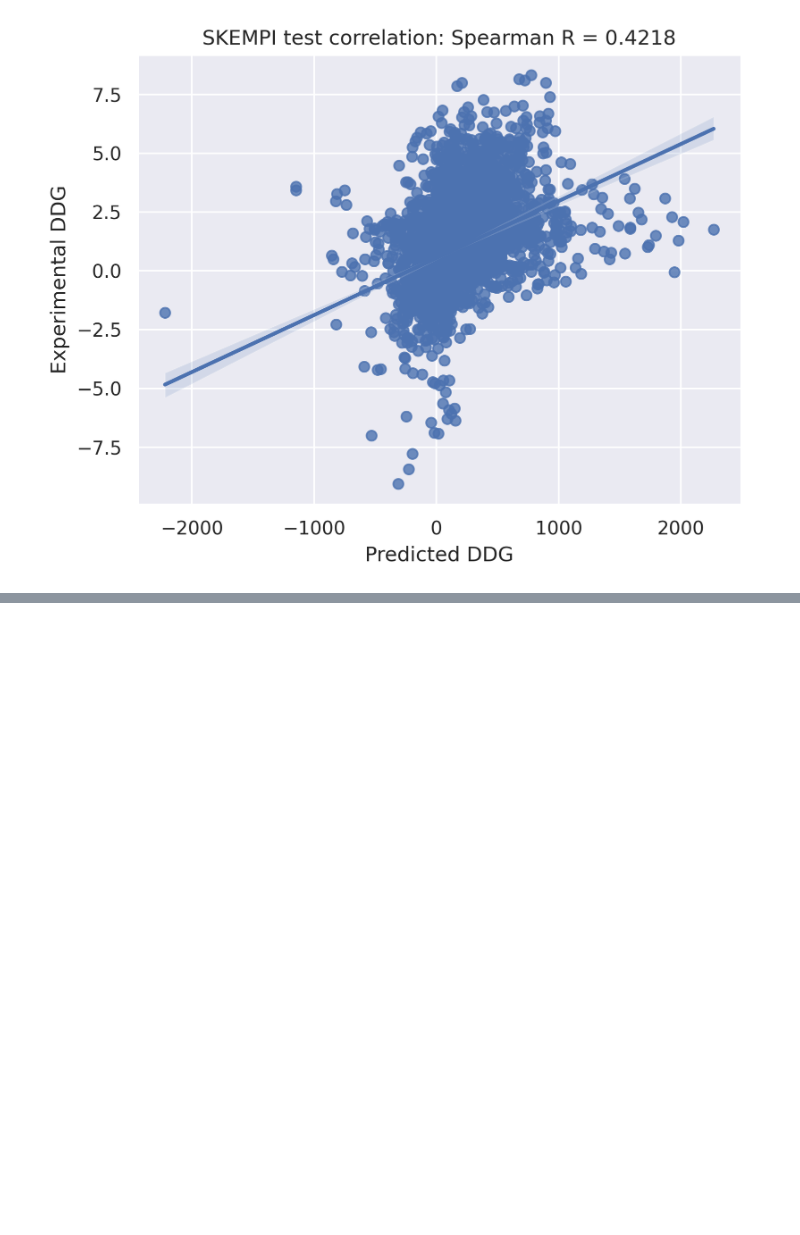
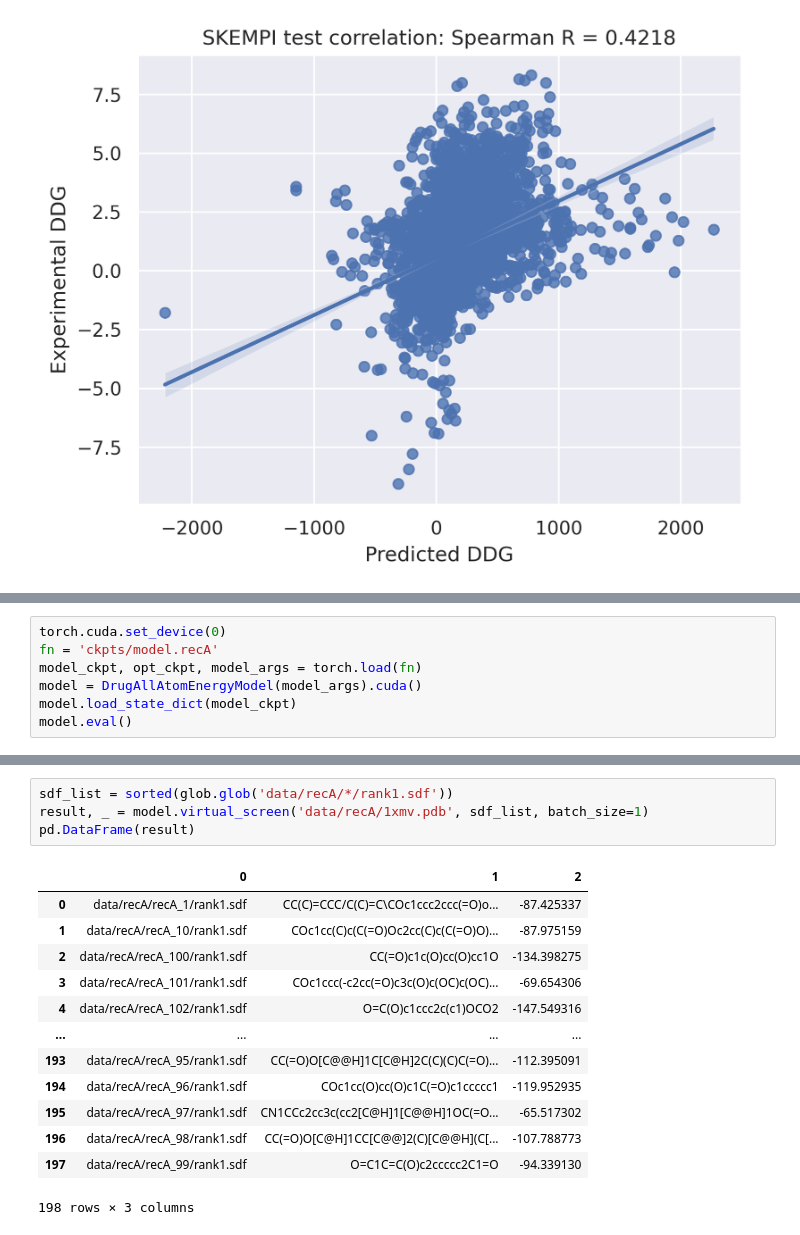
Before and after one commit to wengong-jin/DSMBind, a Jupyter notebook: tutorial.ipynb, the cells around one changed output, grey strips where cells are left out. Cells and saved outputs as stored; diff of their text form; blank space fills up the shorter version.

Commit message:
add ligand virtual screening

```diff
--- a/tutorial.ipynb
+++ b/tutorial.ipynb
@@ -263,0 +266,7 @@ Text(0.5, 1.0, 'SKEMPI test correlation: Spearman R = 0.4218')
+# %%
+torch.cuda.set_device(0)
+fn = 'ckpts/model.recA'
+model_ckpt, opt_ckpt, model_args = torch.load(fn)
+model = DrugAllAtomEnergyModel(model_args).cuda()
+model.load_state_dict(model_ckpt)
+model.eval()
@@ -263,0 +291,18 @@ Text(0.5, 1.0, 'SKEMPI test correlation: Spearman R = 0.4218')
+# %%
+sdf_list = sorted(glob.glob('data/recA/*/rank1.sdf'))
+result, _ = model.virtual_screen('data/recA/1xmv.pdb', sdf_list, batch_size=1)
+pd.DataFrame(result)
+# %% [output]
+|  | 0 | 1 | 2 |
+| 0 | data/recA/recA_1/rank1.sdf | CC(C)=CCC/C(C)=C\COc1ccc2ccc(=O)o... | -87.425337 |
+| 1 | data/recA/recA_10/rank1.sdf | COc1cc(C)c(C(=O)Oc2cc(C)c(C(=O)O)... | -87.975159 |
+| 2 | data/recA/recA_100/rank1.sdf | CC(=O)c1c(O)cc(O)cc1O | -134.398275 |
+| 3 | data/recA/recA_101/rank1.sdf | COc1ccc(-c2cc(=O)c3c(O)c(OC)c(OC)... | -69.654306 |
+| 4 | data/recA/recA_102/rank1.sdf | O=C(O)c1ccc2c(c1)OCO2 | -147.549316 |
+| ... | ... | ... | ... |
+| 193 | data/recA/recA_95/rank1.sdf | CC(=O)O[C@@H]1C[C@H]2C(C)(C)C(=O)... | -112.395091 |
+| 194 | data/recA/recA_96/rank1.sdf | COc1cc(O)cc(O)c1C(=O)c1ccccc1 | -119.952935 |
+| 195 | data/recA/recA_97/rank1.sdf | CN1CCc2cc3c(cc2[C@H]1[C@@H]1OC(=O... | -65.517302 |
+| 196 | data/recA/recA_98/rank1.sdf | CC(=O)O[C@H]1CC[C@@]2(C)[C@@H](C[... | -107.788773 |
+| 197 | data/recA/recA_99/rank1.sdf | O=C1C=C(O)c2ccccc2C1=O | -94.339130 |
+198 rows × 3 columns
```
Also changed, not shown: parts of 3 cells of this notebook, 3 other files.
